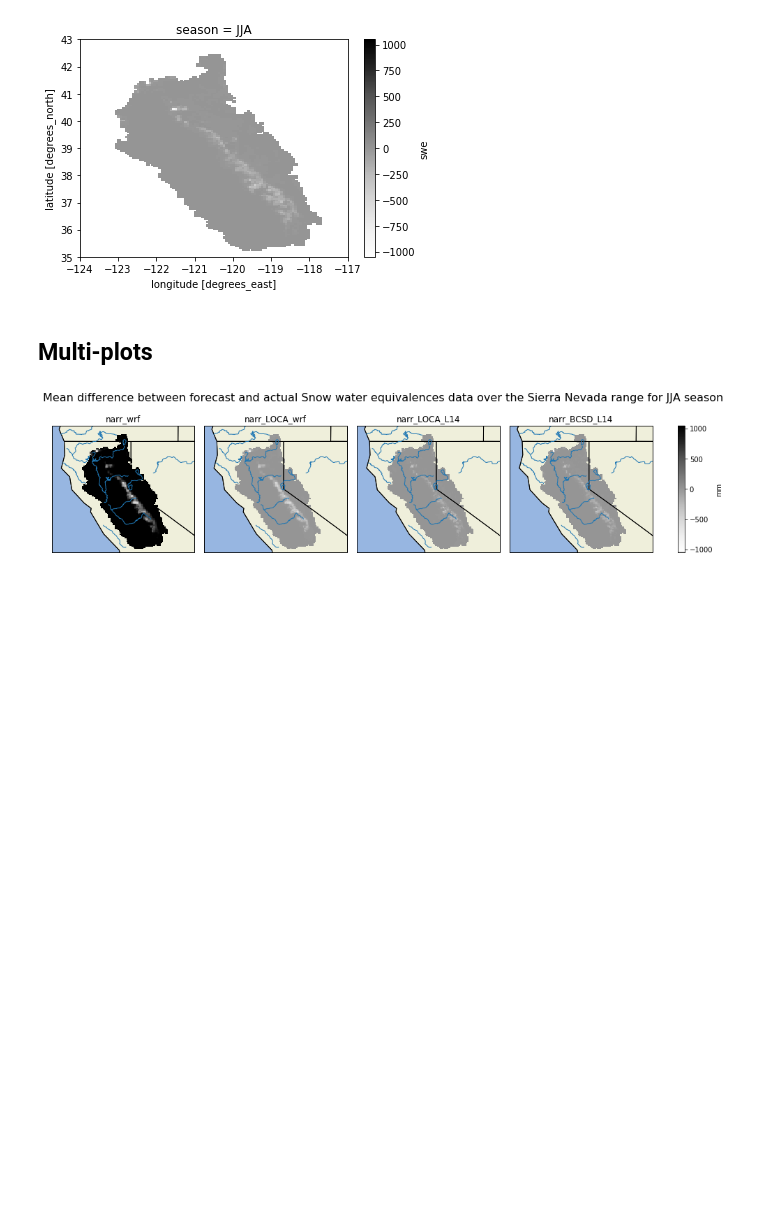
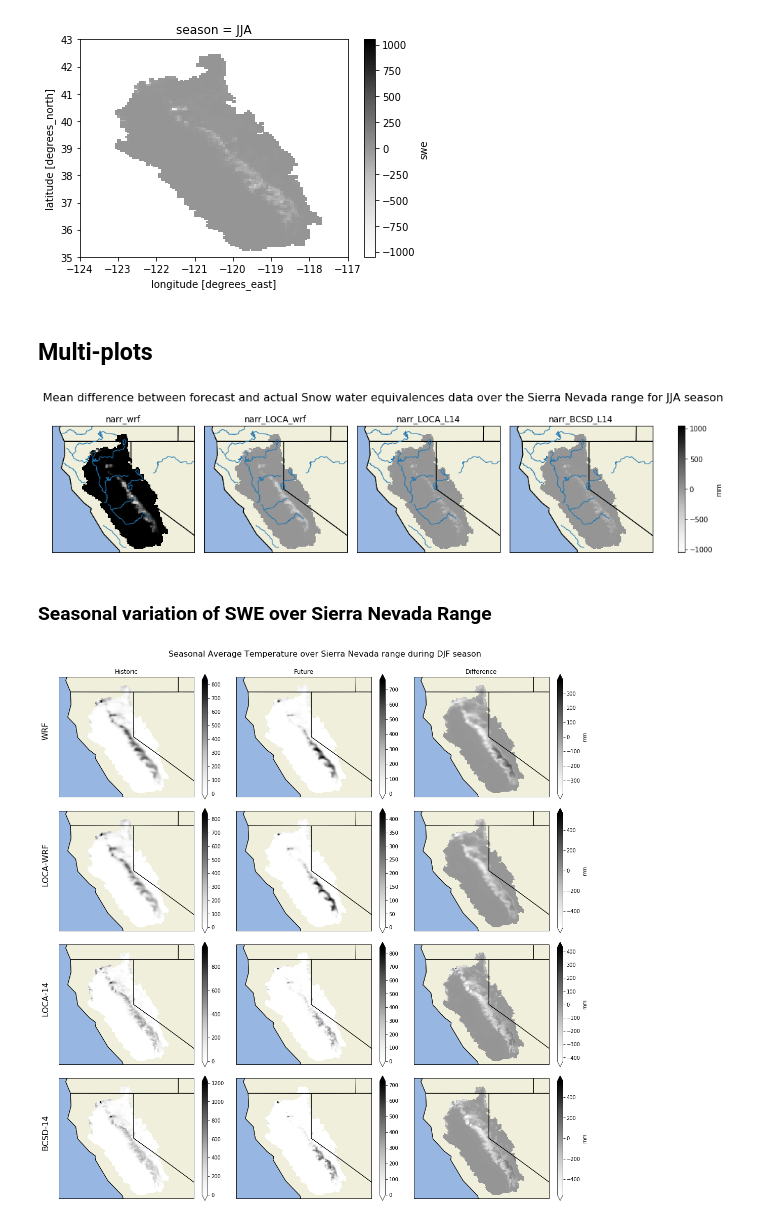
Before and after one commit to raghavgr/DOE-Hydro, a Jupyter notebook: SWE Seasonal Analysis over Sierra Nevada Range.ipynb, the cells around one changed output. Cells and saved outputs as stored; diff of their text form; code cells hidden in the pictures; blank space fills up the shorter version.

```diff
--- a/SWE Seasonal Analysis over Sierra Nevada Range.ipynb
+++ b/SWE Seasonal Analysis over Sierra Nevada Range.ipynb
@@ -160,2 +162,72 @@ cb.set_label_text(cbar_label_title)
 # %% [output]
 [figure]
+# %% [markdown]
+### Seasonal variation of SWE over Sierra Nevada Range
+# %%
+fig, axes = plt.subplots(nrows=4, ncols=3, figsize=(15, 15), subplot_kw={'projection': ccrs.PlateCarree()})
+
+# TODO: Refactor this code for any climate variable
+season_str = 'DJF'
+cbar_label_title = 'mm'
+cbar_color = 'Greys'
+
+# Historic Mean Temperature, 1991-01-01 to 2000-12-31
+past_mean = [
+    swe_wrf_1991.sel(season=season_str),
+    swe_loca_wrf_1991.sel(season=season_str),
+    swe_loca_14_1991.sel(season=season_str),
+    swe_bcsd_L14_1991.sel(season=season_str)
+]
+
+# Future Mean Temperature
+future_mean = [
+    swe_wrf_2091.sel(season=season_str),
+    swe_loca_wrf_2091.sel(season=season_str),
+    swe_loca_14_2091.sel(season=season_str),
+    swe_bcsd_L14_2091.sel(season=season_str)
+]
+
+
+models = ('WRF', 'LOCA-WRF', 'LOCA-14', 'BCSD-14')
+for i, model in enumerate(models):
+    # Historic mean plot
+    past_mean[i].plot(cmap=cbar_color, add_colorbar=True, ax=axes[i, 0], extend='both', add_labels=False)
+    # Future mean plot
+    future_mean[i].plot(cmap=cbar_color, add_colorbar=True, ax=axes[i, 1], extend='both', add_labels=False)
+    # Difference plot
+    diff_plt = future_mean[i] - past_mean[i]
+    diff_plt.plot(cmap=cbar_color, ax=axes[i, 2], extend='both', cbar_kwargs={'label': cbar_label_title})
+    # Only add titles to the first row of these graphs
+    if i > 0:
+        axes[i, 0].set_title("")
+        axes[i, 1].set_title("")
+        axes[i, 2].set_title("")
+
+axes[0, 0].set_title('Historic')
+axes[0, 1].set_title('Future')
+axes[0, 2].set_title('Difference')
+my_suptitle = fig.suptitle('Seasonal Average Temperature over Sierra Nevada range during {0} season'.format(season_str),
+                           fontsize=16,
+                           y=1.02)
+
+counter = 0
+for i, ax in enumerate(axes.flat):
+    ax.axes.get_xaxis().set_ticklabels([])
+    ax.axes.get_yaxis().set_ticklabels([])
+    ax.add_feature(cfeature.BORDERS)
+    ax.add_feature(cfeature.COASTLINE)
+    ax.add_feature(cfeature.STATES)
+    ax.add_feature(cfeature.OCEAN)
+    ax.add_feature(cfeature.LAKES)
+    ax.add_feature(cfeature.LAND)
+    ax.set_extent([-125, -116, 43, 35])
+    if(i == 0 or i % 3 == 0):
+        ax.text(-0.07, 0.55, '{0}'.format(models[counter]), va='bottom', ha='center',
+                rotation='vertical', rotation_mode='anchor',
+                transform=ax.transAxes, fontsize=16)
+        counter = counter + 1
+
+plt.tight_layout()
+fig.savefig('SWE during {0} over Sierra Nevada range.png'.format(season_str), dpi=150, bbox_inches="tight")
+# %% [output]
+[figure, added]
```
Also changed, not shown: parts of 1 cell of this notebook, 2 other files.
